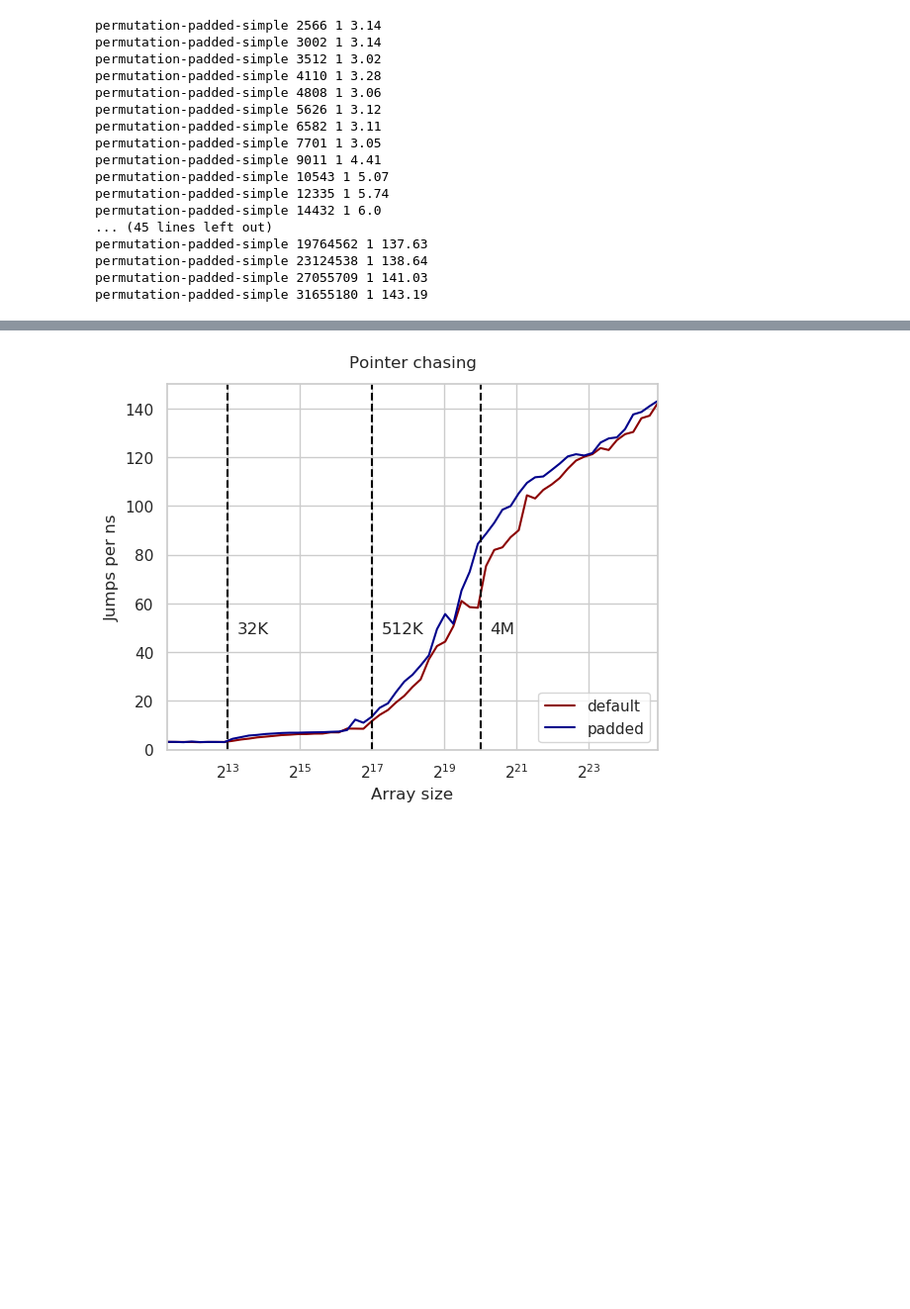
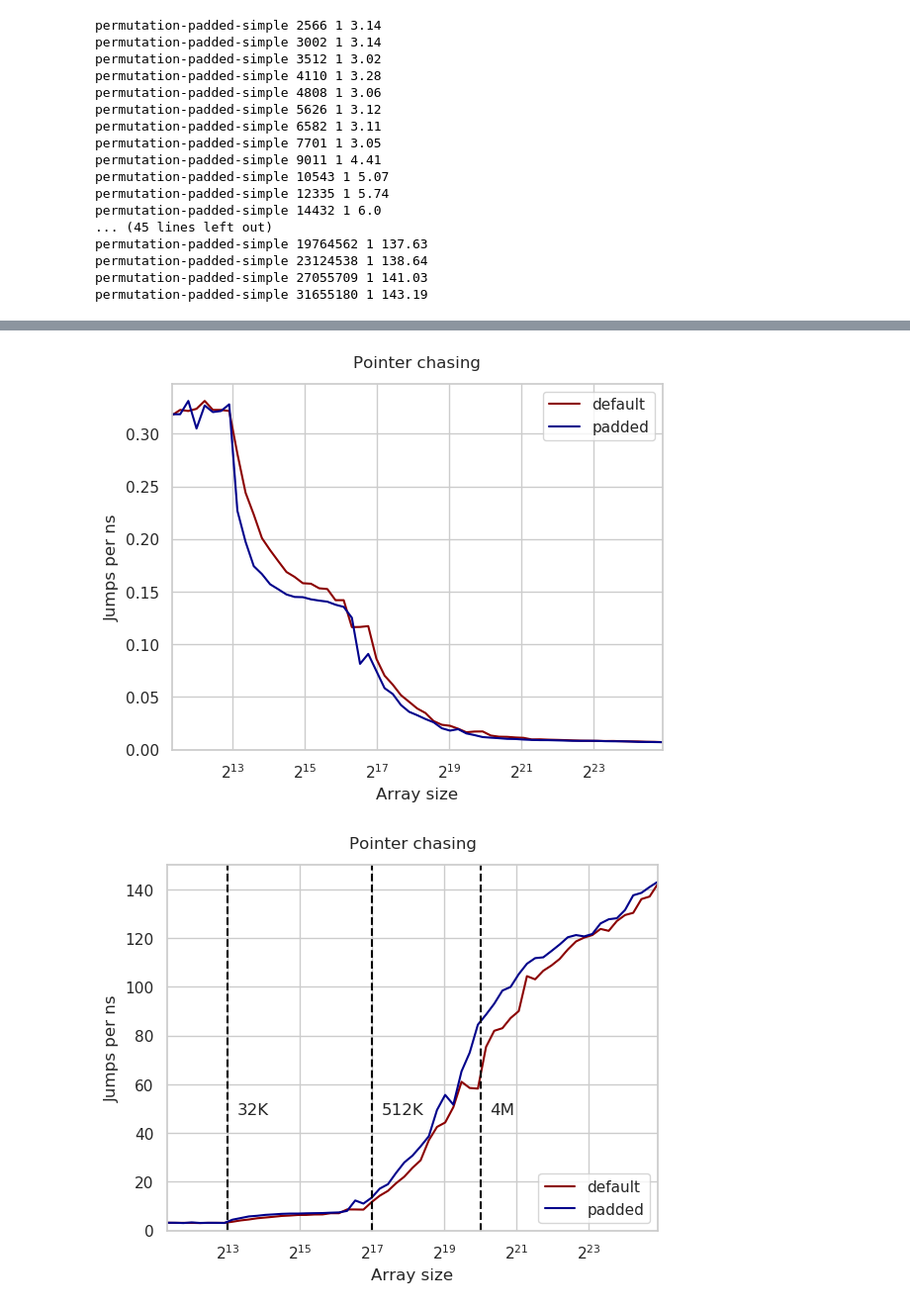
Before and after one commit to sslotin/amh-code, a Jupyter notebook: cpu-cache/plot.ipynb, the cells around one changed output, grey strips where cells are left out. Shown at 99% size. Saved outputs shown, nothing was run; the diff lists cells and outputs as text; code cells hidden in the pictures; blank space fills up the shorter version.

```diff
--- a/cpu-cache/plot.ipynb
+++ b/cpu-cache/plot.ipynb
@@ -1091,3 +1133,9 @@ permutation-padded-simple 31655180 1 143.19
+# %%
+plt.plot(large_ns, [1 / x for x in p_sharing], color='darkred', label='default')
+plt.plot(large_ns, [1 / x for x in p_padded], color='darkblue', label='padded')
+plot("Pointer chasing", "Jumps per ns", None, None, True)
+# %% [output]
+[figure, added]
 # %%
 plt.plot(large_ns, p_sharing, color='darkred', label='default')
 plt.plot(large_ns, p_padded, color='darkblue', label='padded')
```
Also changed, not shown: parts of 7 cells of this notebook, 1 other file.
